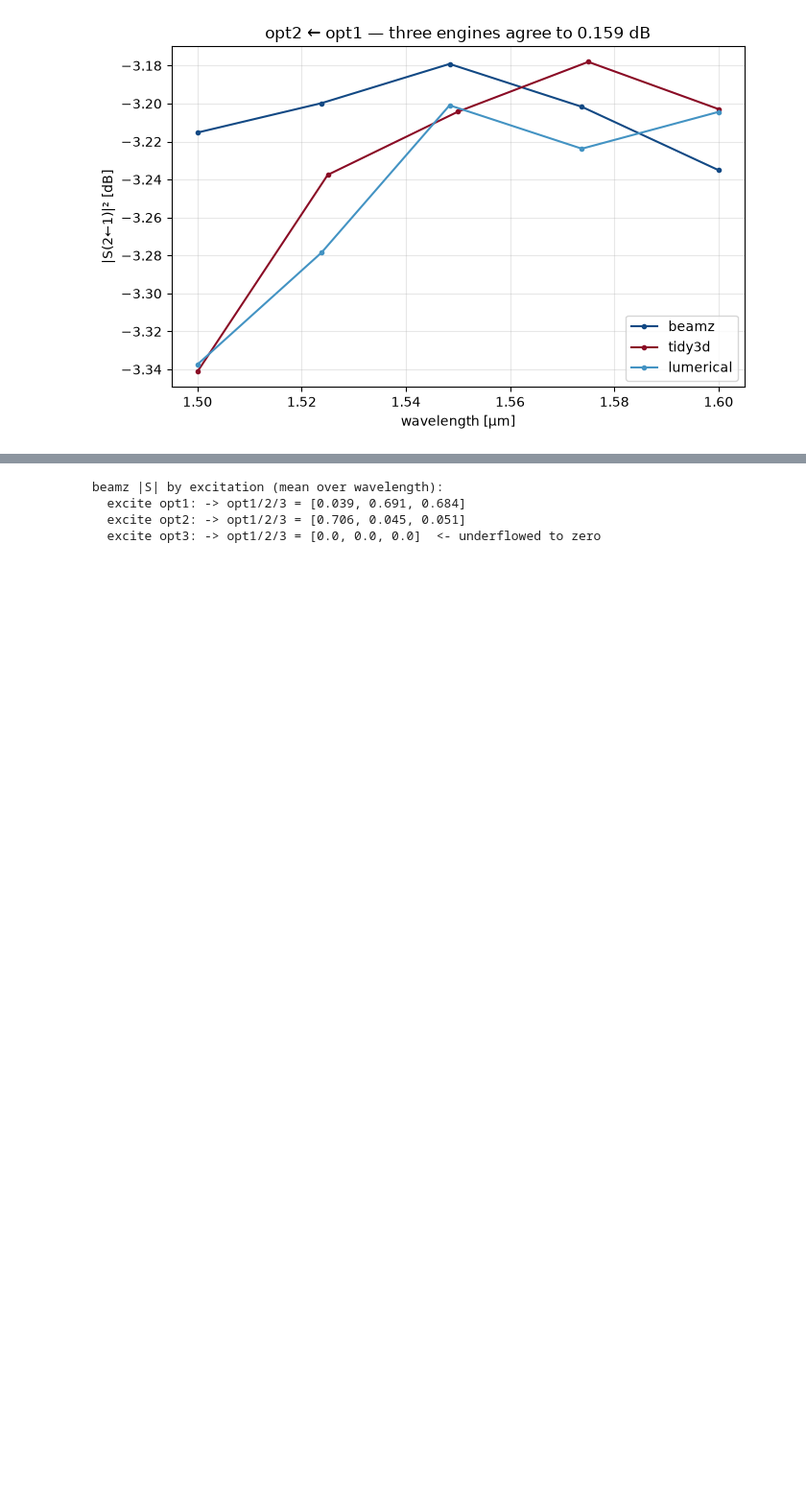
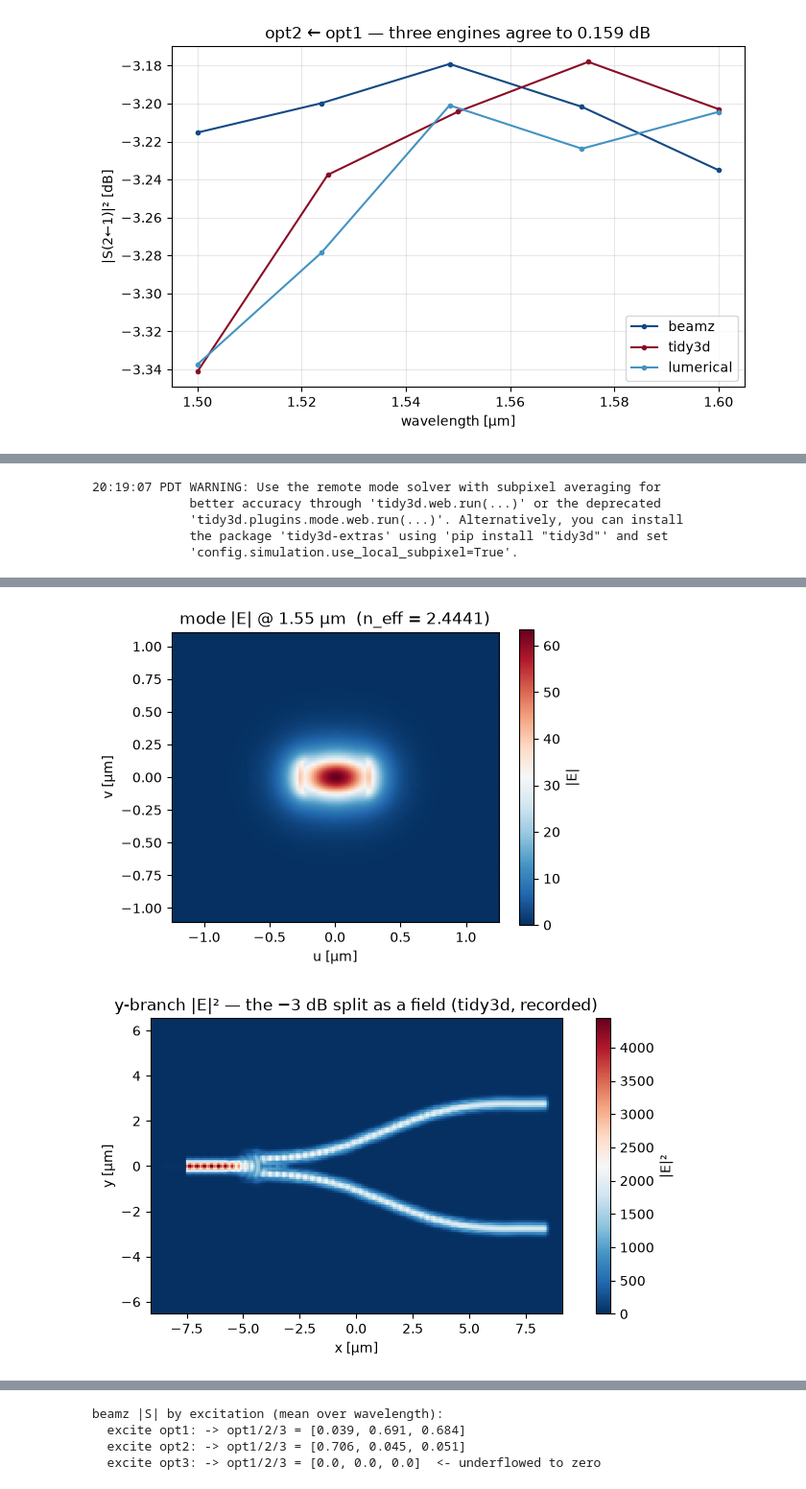
Before and after one commit to SiEPIC/gds_fdtd, a Jupyter notebook: examples/07_choosing_an_engine/07_choosing_an_engine.ipynb, the cells around one changed output, grey strips where cells are left out. Shown at 96% size. Cells and saved outputs as stored; diff of their text form; code cells hidden in the pictures; blank space fills up the shorter version.

```diff
--- a/examples/07_choosing_an_engine/07_choosing_an_engine.ipynb
+++ b/examples/07_choosing_an_engine/07_choosing_an_engine.ipynb
@@ -176,0 +188,27 @@ plt.show()
+# %%
+from gds_fdtd.grid import resolve_index  # noqa: E402
+from gds_fdtd.modes import waveguide_mode  # noqa: E402
+from gds_fdtd.plotting import plot_mode  # noqa: E402
+
+if component is not None:
+    n_core = resolve_index(tech.device[0].material, 1.55).real
+    n_clad = resolve_index(tech.superstrate.material, 1.55).real
+    mode = waveguide_mode(component.ports[0].width, tech.device[0].z_span, n_core, n_clad, 1.55)[0]
+    plot_mode(mode)
+    plt.show()
+
+fld = np.load(_find("examples/03_first_simulation/recorded/ybranch_tidy3d_field.npz"))
+fig, ax = plt.subplots(figsize=(9, 4))
+im = ax.pcolormesh(fld["x"], fld["y"], fld["mag2"].T, shading="nearest", cmap="RdBu_r")
+ax.set_aspect("equal")
+fig.colorbar(im, ax=ax, label="|E|²")
+ax.set_xlabel("x [µm]")
+ax.set_ylabel("y [µm]")
+ax.set_title("y-branch |E|² — the −3 dB split as a field (tidy3d, recorded)")
+plt.show()
+# %% [output]
+20:19:07 PDT WARNING: Use the remote mode solver with subpixel averaging for
+             better accuracy through 'tidy3d.web.run(...)' or the deprecated
+             'tidy3d.plugins.mode.web.run(...)'. Alternatively, you can install
+             the package 'tidy3d-extras' using 'pip install "tidy3d"' and set
+             'config.simulation.use_local_subpixel=True'.
@@ -177 +217,3 @@ plt.show()
+[figure, added]
+[figure, added]
 # %% [markdown]
```
Also changed, not shown: parts of 4 cells of this notebook, 13 other files.
